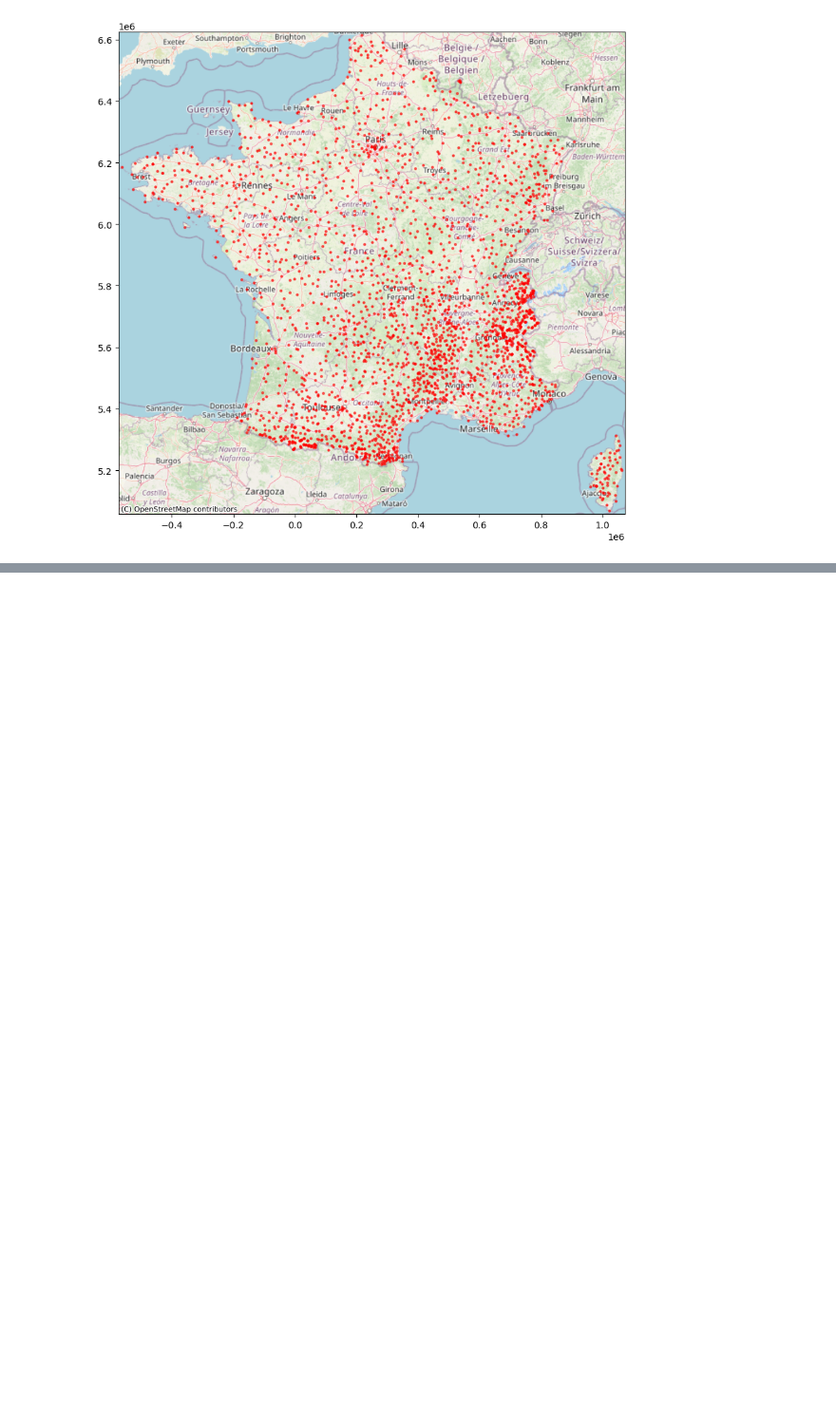
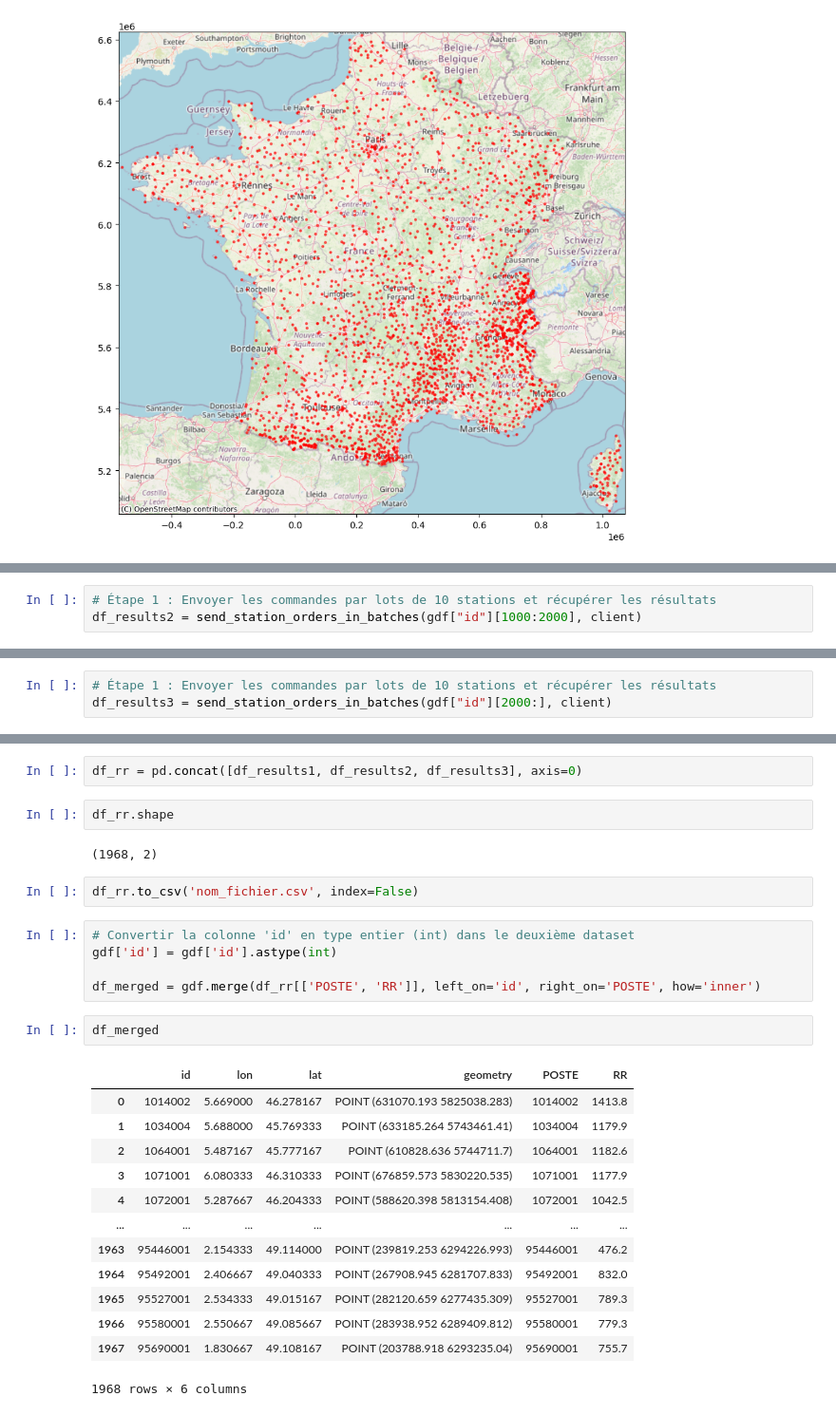
Before and after one commit to adwge99/Krigeage_PFAS, a Jupyter notebook: pluviometrie.ipynb, the cells around one changed output, grey strips where cells are left out. Shown at 95% size. Drawn from its saved outputs; the diff is of its cells as text; blank space fills up the shorter version.

```diff
--- a/pluviometrie.ipynb
+++ b/pluviometrie.ipynb
@@ -357,0 +265,3 @@ production déjà livrée
+# %%
+# Étape 1 : Envoyer les commandes par lots de 10 stations et récupérer les résultats
+df_results2 = send_station_orders_in_batches(gdf["id"][1000:2000], client)
@@ -357,0 +286,3 @@ production déjà livrée
+# %%
+# Étape 1 : Envoyer les commandes par lots de 10 stations et récupérer les résultats
+df_results3 = send_station_orders_in_batches(gdf["id"][2000:], client)
@@ -357,0 +323,29 @@ production déjà livrée
+# %%
+df_rr = pd.concat([df_results1, df_results2, df_results3], axis=0)
+# %%
+df_rr.shape
+# %% [output]
+(1968, 2)
+# %%
+df_rr.to_csv('nom_fichier.csv', index=False)
+# %%
+# Convertir la colonne 'id' en type entier (int) dans le deuxième dataset
+gdf['id'] = gdf['id'].astype(int)
+
+df_merged = gdf.merge(df_rr[['POSTE', 'RR']], left_on='id', right_on='POSTE', how='inner')
+# %%
+df_merged
+# %% [output]
+|  | id | lon | lat | geometry | POSTE | RR |
+| 0 | 1014002 | 5.669000 | 46.278167 | POINT (631070.193 5825038.283) | 1014002 | 1413.8 |
+| 1 | 1034004 | 5.688000 | 45.769333 | POINT (633185.264 5743461.41) | 1034004 | 1179.9 |
+| 2 | 1064001 | 5.487167 | 45.777167 | POINT (610828.636 5744711.7) | 1064001 | 1182.6 |
+| 3 | 1071001 | 6.080333 | 46.310333 | POINT (676859.573 5830220.535) | 1071001 | 1177.9 |
+| 4 | 1072001 | 5.287667 | 46.204333 | POINT (588620.398 5813154.408) | 1072001 | 1042.5 |
+| ... | ... | ... | ... | ... | ... | ... |
+| 1963 | 95446001 | 2.154333 | 49.114000 | POINT (239819.253 6294226.993) | 95446001 | 476.2 |
+| 1964 | 95492001 | 2.406667 | 49.040333 | POINT (267908.945 6281707.833) | 95492001 | 832.0 |
+| 1965 | 95527001 | 2.534333 | 49.015167 | POINT (282120.659 6277435.309) | 95527001 | 789.3 |
+| 1966 | 95580001 | 2.550667 | 49.085667 | POINT (283938.952 6289409.812) | 95580001 | 779.3 |
+| 1967 | 95690001 | 1.830667 | 49.108167 | POINT (203788.918 6293235.04) | 95690001 | 755.7 |
+1968 rows × 6 columns
```
Also changed, not shown: parts of 16 cells of this notebook, 2 other files.
